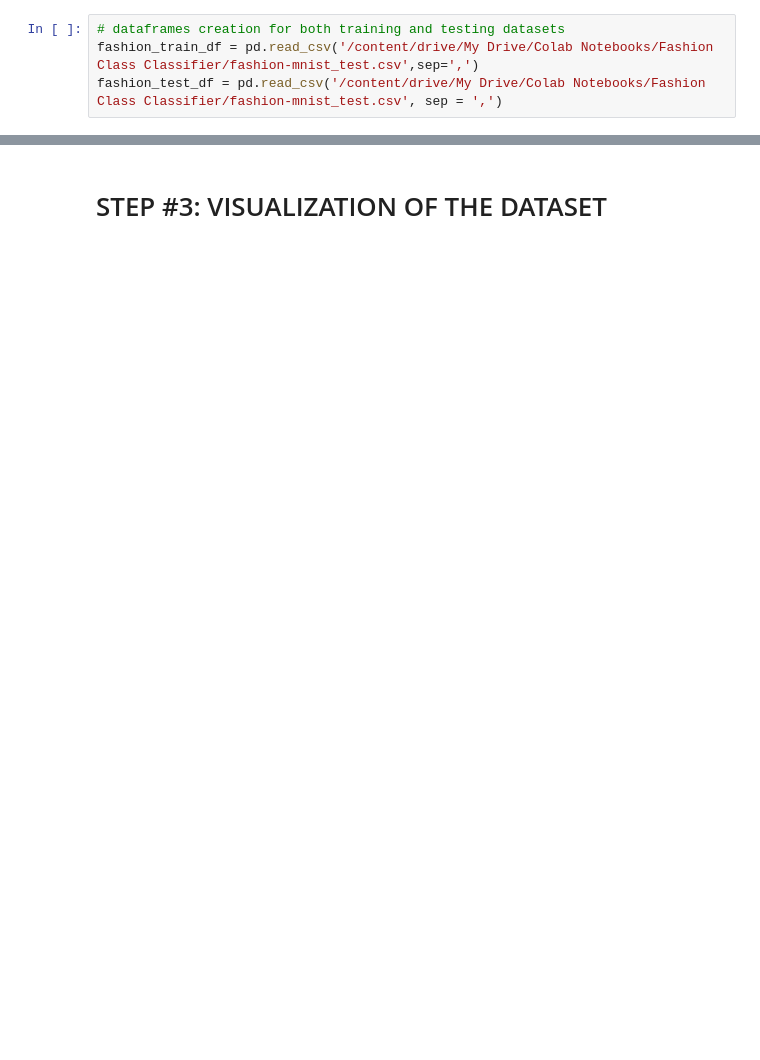
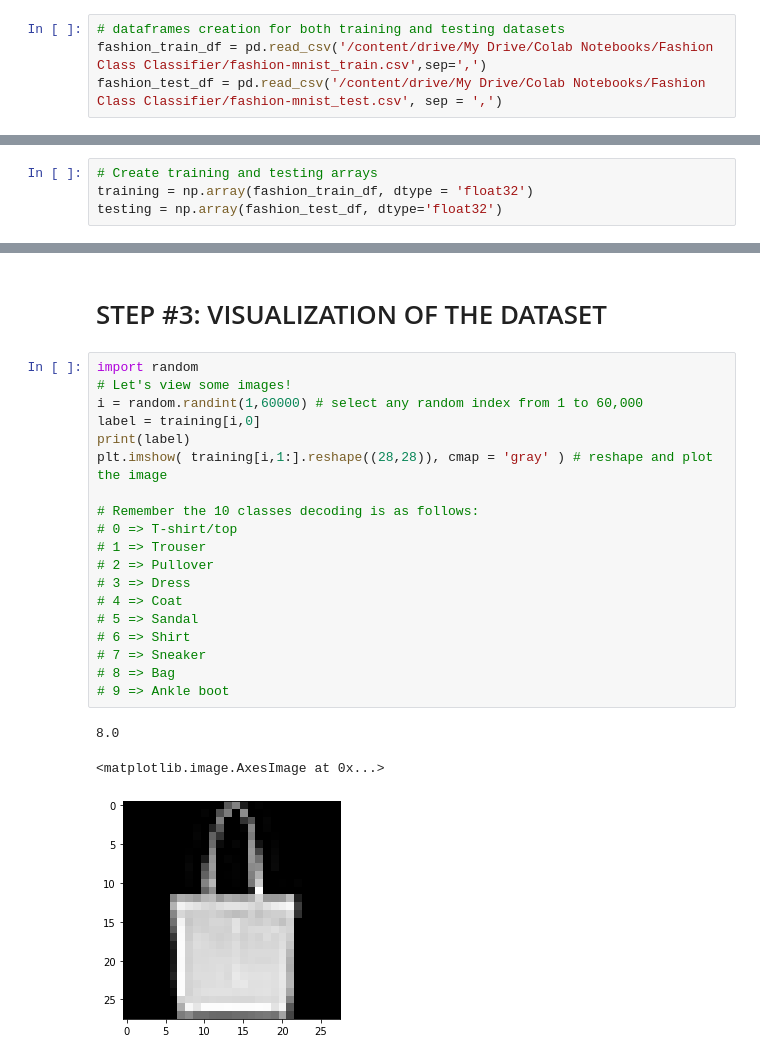
Before and after one commit to yashguptaab99/Fashion-Class-Classifier, a Jupyter notebook: Fashion_MNIST.ipynb, the cells around one changed output, grey strips where cells are left out. Cells and saved outputs as stored; diff of their text form; blank space fills up the shorter version.

Commit message:
Completed with 91& test accuracy

```diff
--- a/Fashion_MNIST.ipynb
+++ b/Fashion_MNIST.ipynb
@@ -40,5 +40,5 @@ import matplotlib.pyplot as plt # Import matplotlib for data visualisation
 import seaborn as sns
 # %%
 # dataframes creation for both training and testing datasets
-fashion_train_df = pd.read_csv('/content/drive/My Drive/Colab Notebooks/Fashion Class Classifier/fashion-mnist_test.csv',sep=',')
+fashion_train_df = pd.read_csv('/content/drive/My Drive/Colab Notebooks/Fashion Class Classifier/fashion-mnist_train.csv',sep=',')
 fashion_test_df = pd.read_csv('/content/drive/My Drive/Colab Notebooks/Fashion Class Classifier/fashion-mnist_test.csv', sep = ',')
@@ -44,0 +77,4 @@ fashion_test_df = pd.read_csv('/content/drive/My Drive/Colab Notebooks/Fashion C
+# %%
+# Create training and testing arrays
+training = np.array(fashion_train_df, dtype = 'float32')
+testing = np.array(fashion_test_df, dtype='float32')
@@ -45,2 +107,25 @@ fashion_test_df = pd.read_csv('/content/drive/My Drive/Colab Notebooks/Fashion C
 # %% [markdown]
 # STEP #3: VISUALIZATION OF THE DATASET
+# %%
+import random
+# Let's view some images!
+i = random.randint(1,60000) # select any random index from 1 to 60,000
+label = training[i,0]
+print(label)
+plt.imshow( training[i,1:].reshape((28,28)), cmap = 'gray' ) # reshape and plot the image
+
+# Remember the 10 classes decoding is as follows:
+# 0 => T-shirt/top
+# 1 => Trouser
+# 2 => Pullover
+# 3 => Dress
+# 4 => Coat
+# 5 => Sandal
+# 6 => Shirt
+# 7 => Sneaker
+# 8 => Bag
+# 9 => Ankle boot
+# %% [output]
+8.0
+<matplotlib.image.AxesImage at 0x...>
+[figure, added]
```
Also changed, not shown: parts of 27 cells of this notebook.
